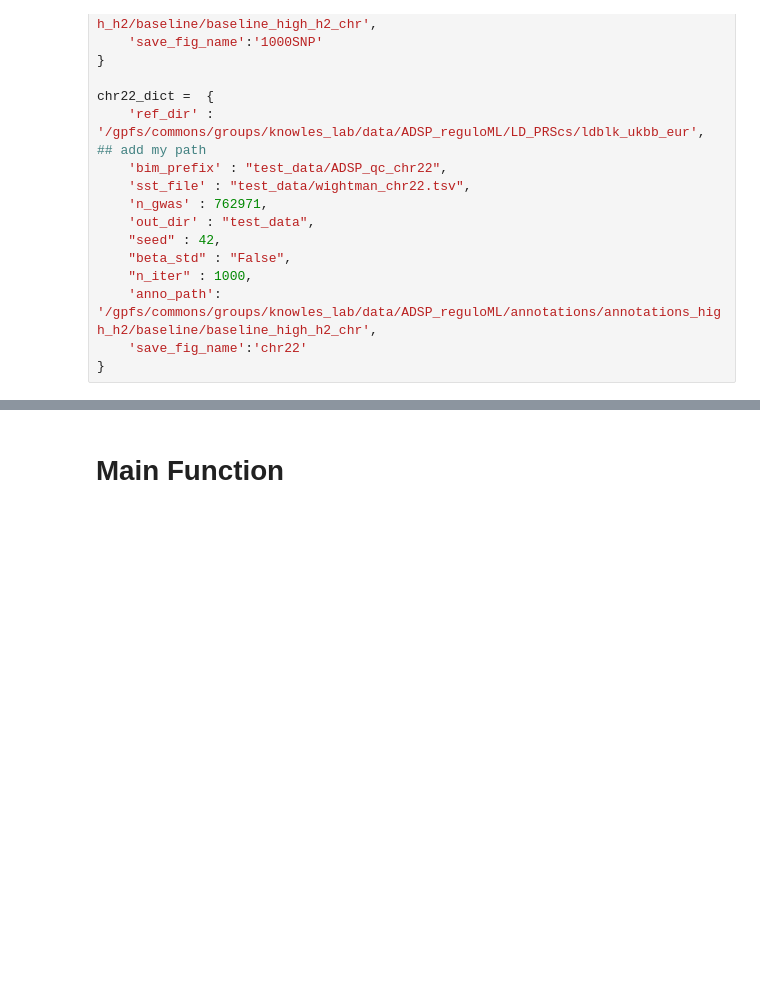
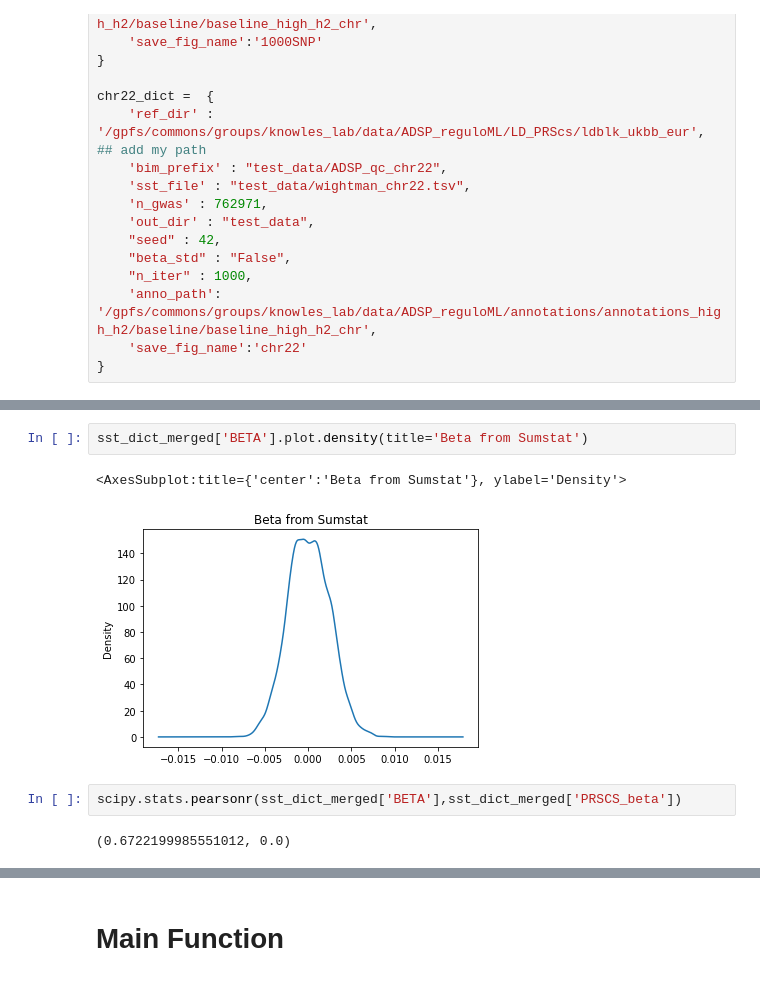
Before and after one commit to davidaknowles/casopr, a Jupyter notebook: simulation.ipynb, the cells around one changed output, grey strips where cells are left out. Drawn from its saved outputs; the diff is of its cells as text; blank space fills up the shorter version.

```diff
--- a/simulation.ipynb
+++ b/simulation.ipynb
@@ -68,0 +103,9 @@ chr22_dict =  {
+# %%
+sst_dict_merged['BETA'].plot.density(title='Beta from Sumstat')
+# %% [output]
+<AxesSubplot:title={'center':'Beta from Sumstat'}, ylabel='Density'>
+[figure, added]
+# %%
+scipy.stats.pearsonr(sst_dict_merged['BETA'],sst_dict_merged['PRSCS_beta'])
+# %% [output]
+(0.6722199985551012, 0.0)
```
Also changed, not shown: parts of 20 cells of this notebook, 6 other files.
